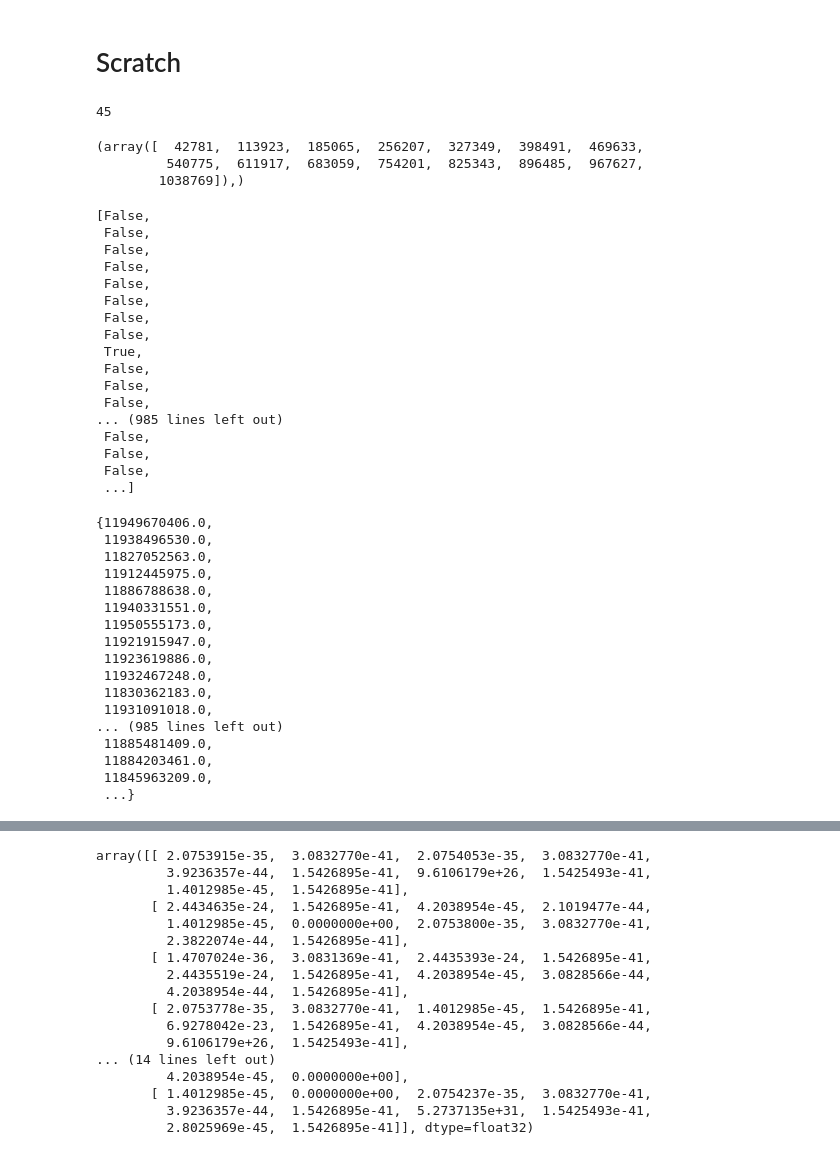
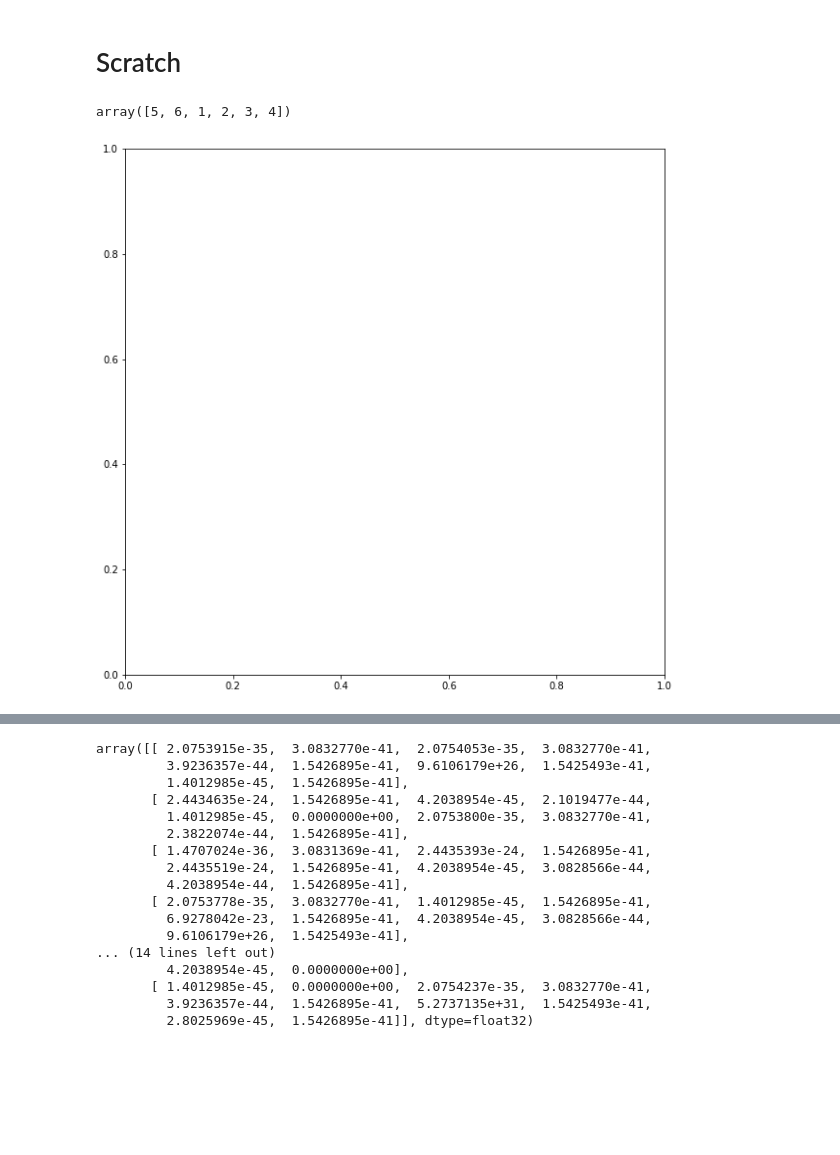
Before and after one commit to McWilliamsCenter/halo_cnn, a Jupyter notebook: notebooks/catalog.ipynb, the cells around one changed output, grey strips where cells are left out. Drawn from its saved outputs; the diff is of its cells as text; code cells hidden in the pictures; blank space fills up the shorter version.

```diff
--- a/notebooks/catalog.ipynb
+++ b/notebooks/catalog.ipynb
@@ -1607,55 +1604,14 @@ dat_mich['redshift']
 array([0.117, 0.117, 0.117, ..., 0.117, 0.117, 0.117], dtype=float32)
 # %% [markdown]
 # Scratch
-# %%
-len(np.where(pure_cat.prop['M200c'].values == np.percentile(pure_cat.prop['M200c'].values, 40, interpolation='nearest'))[0])
-# %% [output]
-45
-# %%
-np.where(pure_cat.prop['rockstarId'].values == pure_cat.prop['rockstarId'].sample().iloc[0])
-# %% [output]
-(array([  42781,  113923,  185065,  256207,  327349,  398491,  469633,
-         540775,  611917,  683059,  754201,  825343,  896485,  967627,
-        1038769]),)
-# %%
-x = pure_cat.prop['rockstarId'].sample(10000).values
-x = set(x)
-[j in x for j in pure_cat.prop['rockstarId'].values]
-# %% [output]
-[False,
- False,
- False,
- False,
- False,
- False,
- False,
- False,
- True,
- False,
- False,
- False,
-... (985 lines left out)
- False,
- False,
- False,
- ...]
-# %%
-set(x)
-# %% [output]
-{11949670406.0,
- 11938496530.0,
- 11827052563.0,
- 11912445975.0,
- 11886788638.0,
- 11940331551.0,
- 11950555173.0,
- 11921915947.0,
- 11923619886.0,
- 11932467248.0,
- 11830362183.0,
- 11931091018.0,
-... (985 lines left out)
- 11885481409.0,
- 11884203461.0,
- 11845963209.0,
- ...}
+# %%
+x = np.array([1,2,3,4])
+
+y=[5,6]
+np.append(y,x)
+# %% [output]
+array([5, 6, 1, 2, 3, 4])
+# %%
+f,ax = plt.subplots()
+# %% [output]
+[figure, added]
```
Also changed, not shown: parts of 14 cells of this notebook, 6 other files.
